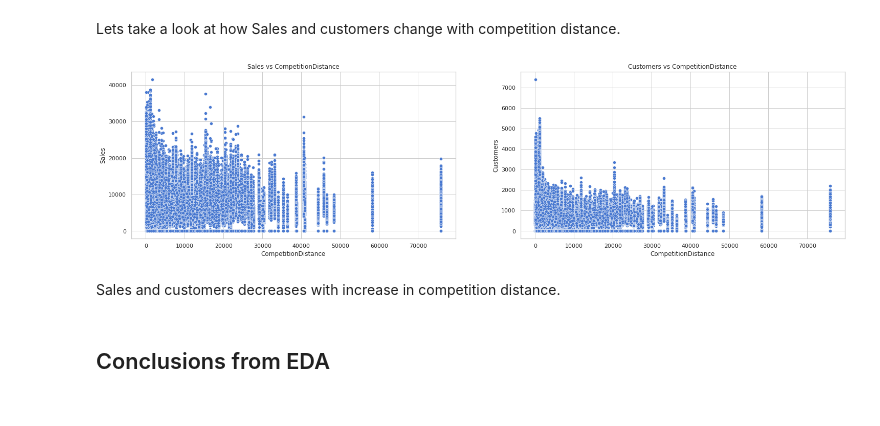
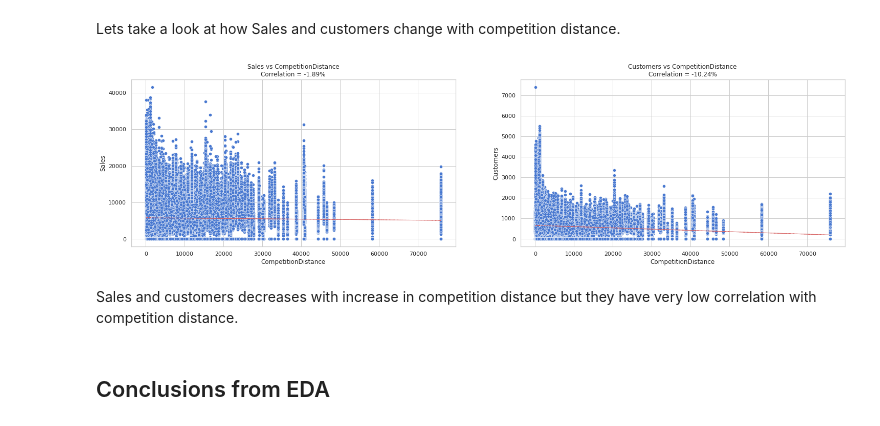
Before and after one commit to connect-midhunr/rossmann-sales-prediction, a Jupyter notebook: Rossmann_Sales_Prediction_Capstone_Project.ipynb, the cells around one changed output. Saved outputs shown, nothing was run; the diff lists cells and outputs as text; code cells hidden in the pictures.

```diff
--- a/Rossmann_Sales_Prediction_Capstone_Project.ipynb
+++ b/Rossmann_Sales_Prediction_Capstone_Project.ipynb
@@ -788,19 +834,25 @@ Lets take a look at how Sales and customers change with competition distance.
 # %%
 fig, axes = plt.subplots(1, 2, figsize = (25, 6))
 
 # plot scatter plot for Sales against CompetitionDistance
 sns.scatterplot(ax=axes[0], x='CompetitionDistance', y='Sales', data=rossmann_df)
-axes[0].set_title('Sales vs CompetitionDistance')
+lin_fit = np.polyfit(rossmann_df['CompetitionDistance'], rossmann_df['Sales'], 1)
+lin_func = np.poly1d(lin_fit)(rossmann_df['CompetitionDistance'])
+axes[0].plot(rossmann_df['CompetitionDistance'], lin_func, "r--", lw=1)
+axes[0].set_title(f"Sales vs CompetitionDistance\nCorrelation = {round(rossmann_df['CompetitionDistance'].corr(rossmann_df['Sales'])*100, 2)}%")
 
 # plot scatter plot for Customers against CompetitionDistance
 sns.scatterplot(ax=axes[1], x='CompetitionDistance', y='Customers', data=rossmann_df)
-axes[1].set_title('Customers vs CompetitionDistance')
+lin_fit = np.polyfit(rossmann_df['CompetitionDistance'], rossmann_df['Customers'], 1)
+lin_func = np.poly1d(lin_fit)(rossmann_df['CompetitionDistance'])
+axes[1].plot(rossmann_df['CompetitionDistance'], lin_func, "r--", lw=1)
+axes[1].set_title(f"Customers vs CompetitionDistance\nCorrelation = {round(rossmann_df['CompetitionDistance'].corr(rossmann_df['Customers'])*100, 2)}%")
 
 plt.show()
 # %% [output]
-[figure, old version]
+[figure, new version]
 # %% [markdown]
-Sales and customers decreases with increase in competition distance.
+Sales and customers decreases with increase in competition distance but they have very low correlation with competition distance.
 # %% [markdown]
 ## Conclusions from EDA
 # %% [markdown]
```
Also changed, not shown: parts of 38 cells of this notebook.
